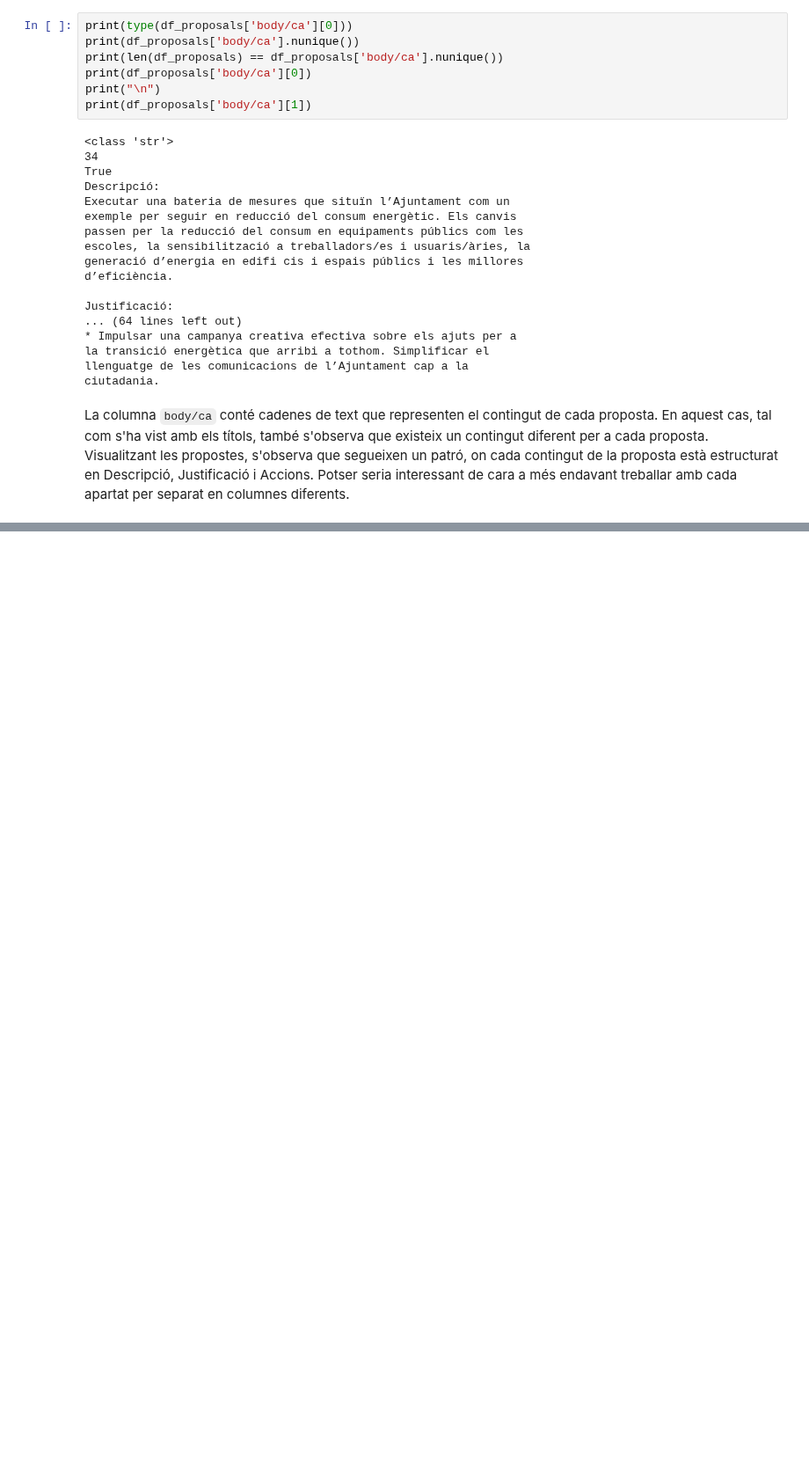
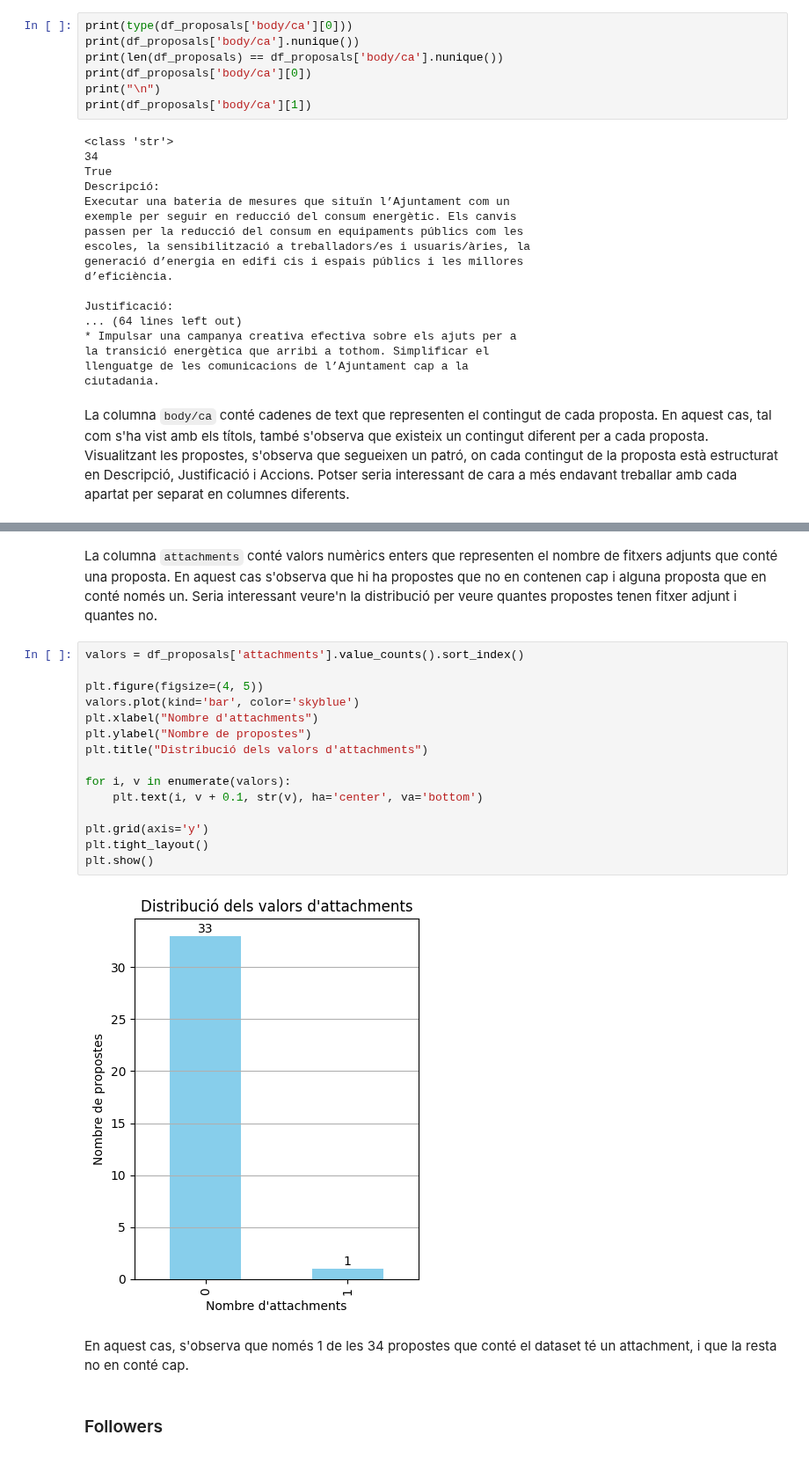
Before and after one commit to NoOPeEKS/dades-assemblea-clima, a Jupyter notebook: notebooks/exploracio_dades_barcelona.ipynb, the cells around one changed output, grey strips where cells are left out. Shown at 88% size. Cells and saved outputs as stored; diff of their text form; blank space fills up the shorter version.

```diff
--- a/notebooks/exploracio_dades_barcelona.ipynb
+++ b/notebooks/exploracio_dades_barcelona.ipynb
@@ -260,0 +428,23 @@ La columna `body/ca` conté cadenes de text que representen el contingut de cada
+# %% [markdown]
+La columna `attachments` conté valors numèrics enters que representen el nombre de fitxers adjunts que conté una proposta. En aquest cas s'observa que hi ha propostes que no en contenen cap i alguna proposta que en conté només un. Seria interessant veure'n la distribució per veure quantes propostes tenen fitxer adjunt i quantes no.
+# %%
+valors = df_proposals['attachments'].value_counts().sort_index()
+
+plt.figure(figsize=(4, 5))
+valors.plot(kind='bar', color='skyblue')
+plt.xlabel("Nombre d'attachments")
+plt.ylabel("Nombre de propostes")
+plt.title("Distribució dels valors d'attachments")
+
+for i, v in enumerate(valors):
+    plt.text(i, v + 0.1, str(v), ha='center', va='bottom')
+
+plt.grid(axis='y')
+plt.tight_layout()
+plt.show()
+# %% [output]
+[figure, added]
+# %% [markdown]
+En aquest cas, s'observa que només 1 de les 34 propostes que conté el dataset té un attachment, i que la resta no en conté cap.
+# %% [markdown]
+### Followers
```
Also changed, not shown: parts of 49 cells of this notebook.
